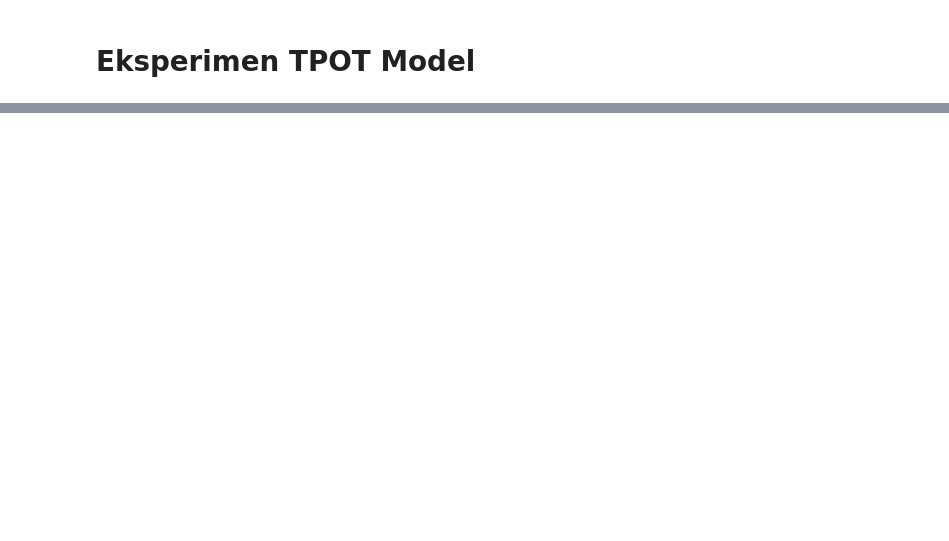
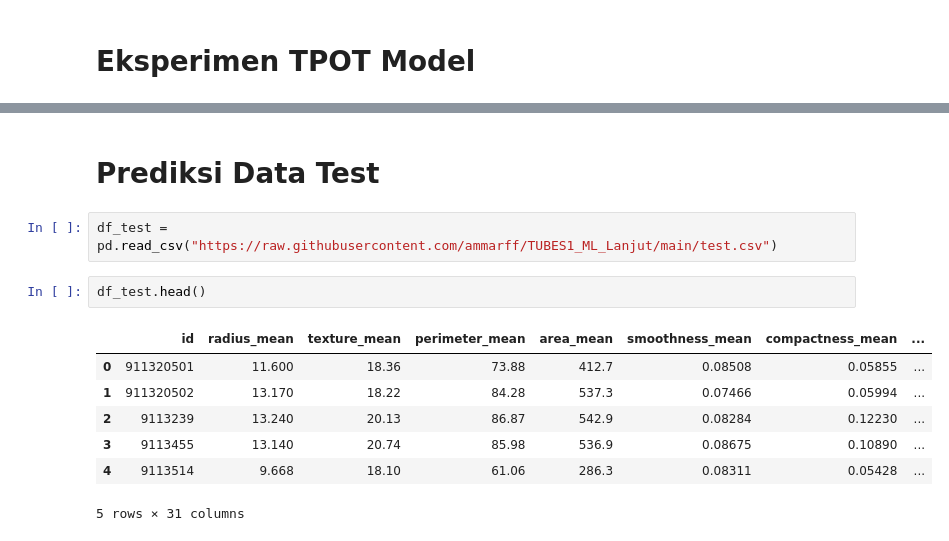
Before and after one commit to ammarff/TUBES1_ML_Lanjut, a Jupyter notebook: TPOT_Breast_Cancer_Wisconsin.ipynb, the cells around one changed output, grey strips where cells are left out. Cells and saved outputs as stored; diff of their text form; blank space fills up the shorter version.

```diff
--- a/TPOT_Breast_Cancer_Wisconsin.ipynb
+++ b/TPOT_Breast_Cancer_Wisconsin.ipynb
@@ -392,0 +419,14 @@ Name: diagnosis, dtype: int64
+# %% [markdown]
+# Prediksi Data Test
+# %%
+df_test = pd.read_csv("https://raw.githubusercontent.com/ammarff/TUBES1_ML_Lanjut/main/test.csv")
+# %%
+df_test.head()
+# %% [output]
+|  | id | radius_mean | texture_mean | perimeter_mean | area_mean | smoothness_mean | compactness_mean | ... |
+| 0 | 911320501 | 11.600 | 18.36 | 73.88 | 412.7 | 0.08508 | 0.05855 | ... |
+| 1 | 911320502 | 13.170 | 18.22 | 84.28 | 537.3 | 0.07466 | 0.05994 | ... |
+| 2 | 9113239 | 13.240 | 20.13 | 86.87 | 542.9 | 0.08284 | 0.12230 | ... |
+| 3 | 9113455 | 13.140 | 20.74 | 85.98 | 536.9 | 0.08675 | 0.10890 | ... |
+| 4 | 9113514 | 9.668 | 18.10 | 61.06 | 286.3 | 0.08311 | 0.05428 | ... |
+5 rows × 31 columns
```
Also changed, not shown: parts of 25 cells of this notebook.
